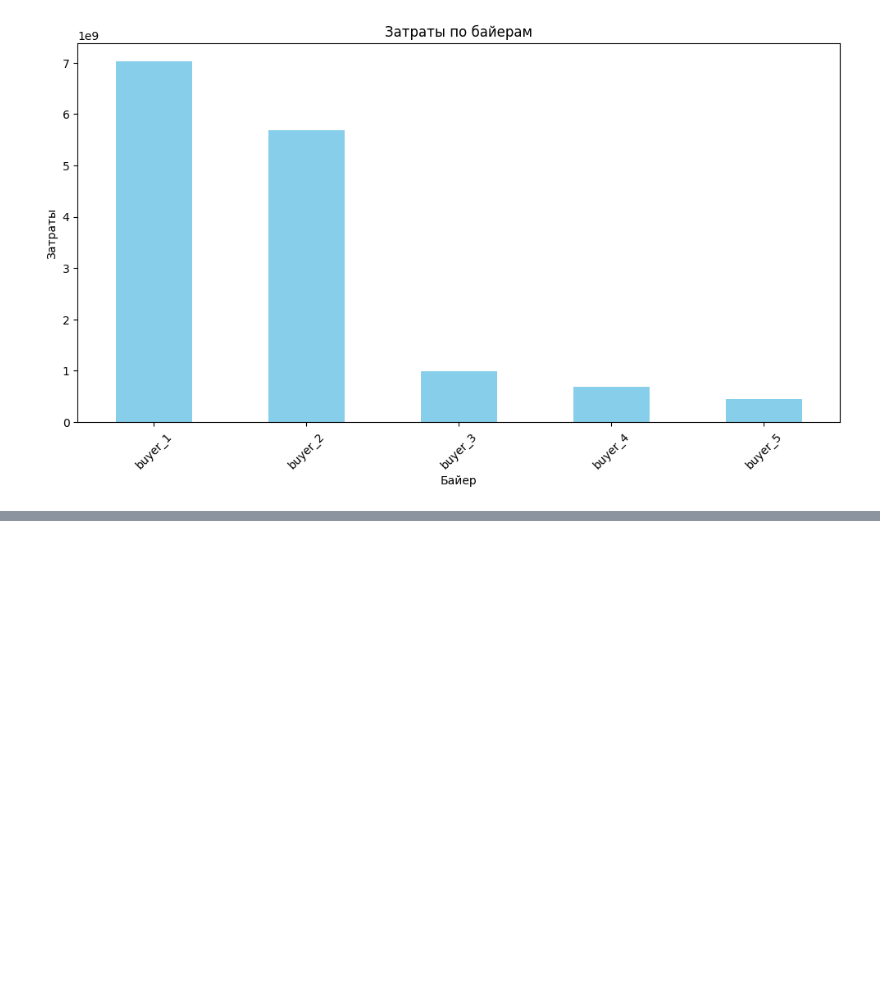
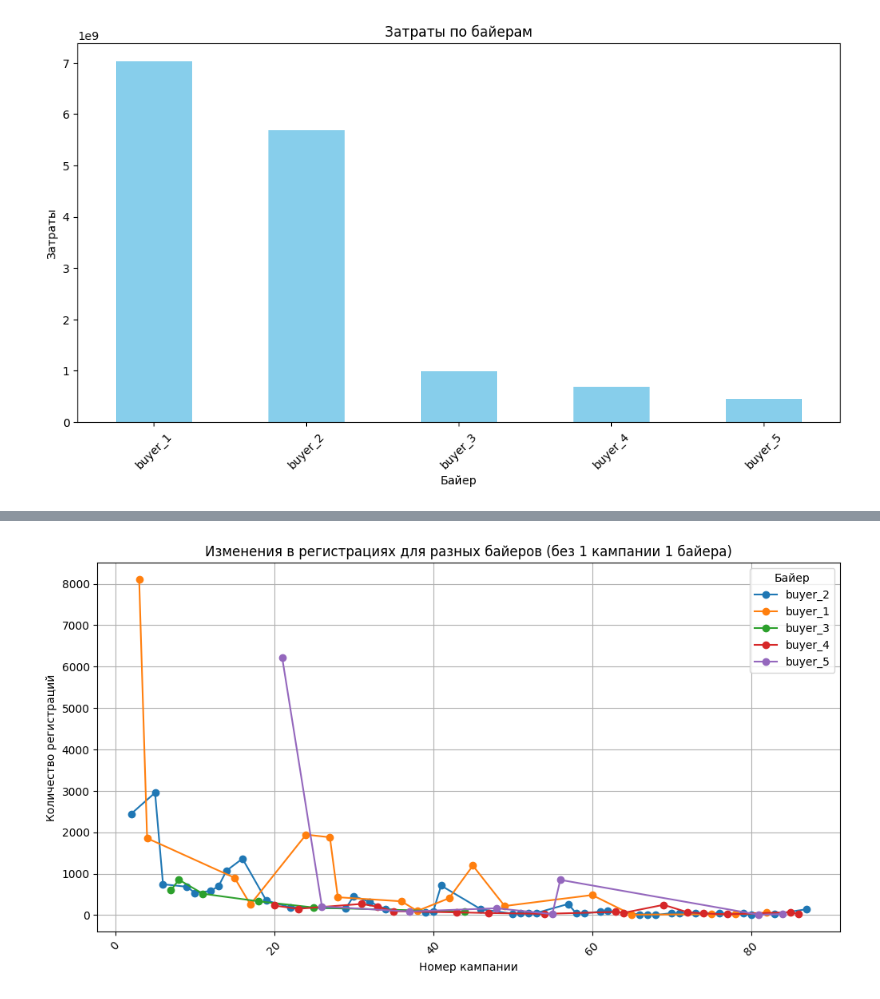
Before and after one commit to IsKate0021/METRICS, a Jupyter notebook: data_analysis.ipynb, the cells around one changed output, grey strips where cells are left out. Cells and saved outputs as stored; diff of their text form; code cells hidden in the pictures; blank space fills up the shorter version.

```diff
--- a/data_analysis.ipynb
+++ b/data_analysis.ipynb
@@ -98,0 +128,22 @@ plt.show()
+# %%
+# Фильтрация данных для исключения определенной кампании и байера
+filtered_data = data[(data['Buyer'] != 'buyer_1') | (data['Campaign_id'] != 1)]
+
+# Получение уникальных имен байеров
+buyers = filtered_data['Buyer'].unique()
+
+# Создание линейного графика для изменений в регистрациях для всех байеров (кроме 1 кампании 1 байера)
+plt.figure(figsize=(12, 6))
+for buyer in buyers:
+    buyer_data = filtered_data[filtered_data['Buyer'] == buyer]
+    plt.plot(buyer_data['Campaign_id'], buyer_data['Registrations'], marker='o', label=buyer)
+
+plt.title('Изменения в регистрациях для разных байеров (без 1 кампании 1 байера)')
+plt.xlabel('Номер кампании')
+plt.ylabel('Количество регистраций')
+plt.grid(True)
+plt.xticks(rotation=45)
+plt.legend(title='Байер', loc='best')
+plt.show()
+# %% [output]
+[figure, added]
```
Also changed, not shown: parts of 3 cells of this notebook.
